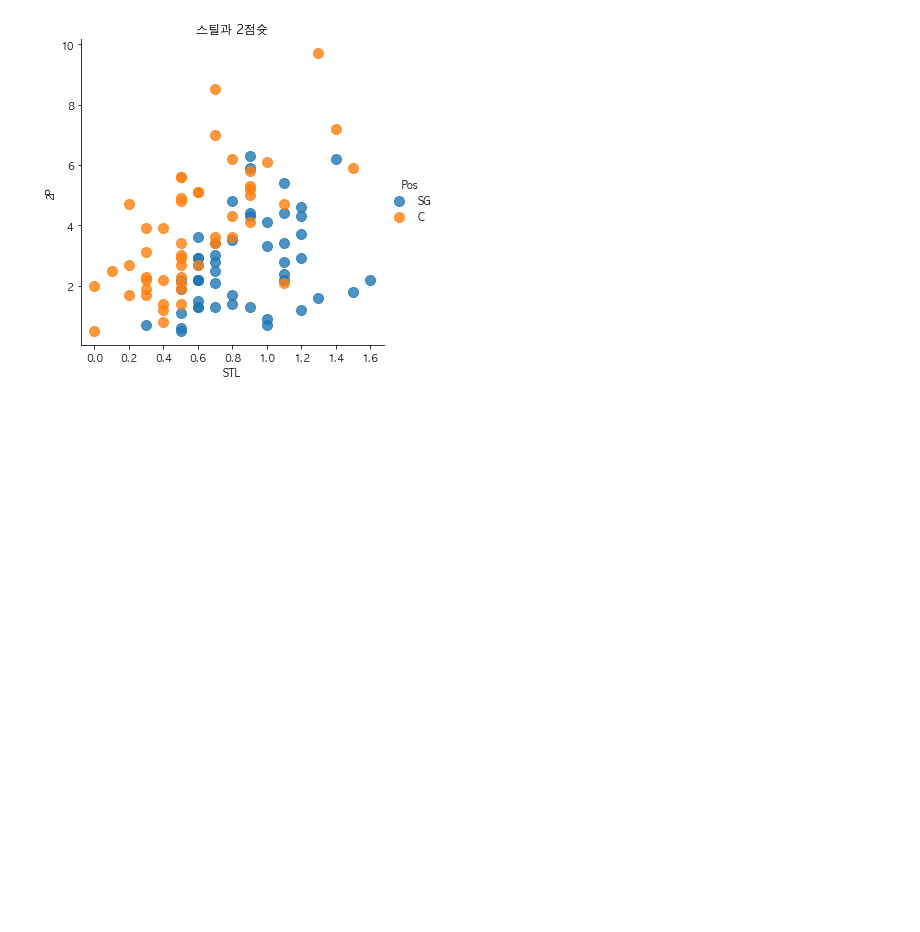
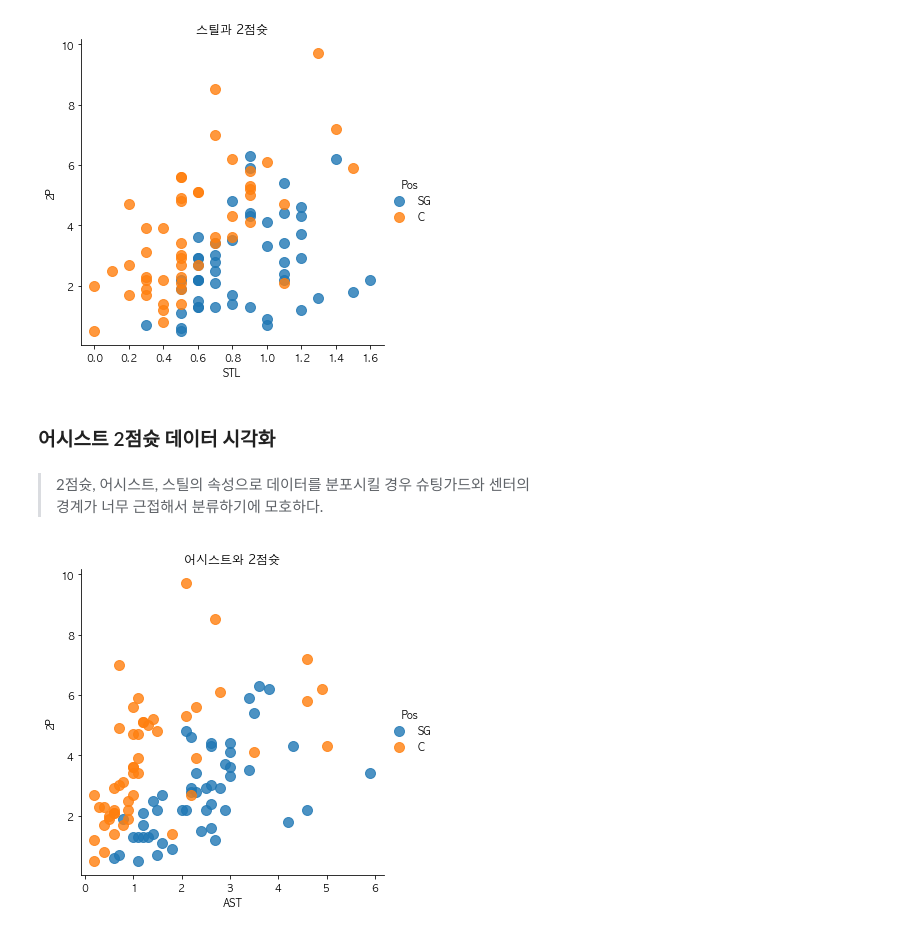
Before and after one commit to jjhwnn/Python, a Jupyter notebook: 4.MachineLearning/Note/12.basketball.ipynb, the cells around one changed output. Drawn from its saved outputs; the diff is of its cells as text; code cells hidden in the pictures; blank space fills up the shorter version.

```diff
--- a/4.MachineLearning/Note/12.basketball.ipynb
+++ b/4.MachineLearning/Note/12.basketball.ipynb
@@ -81,3 +80,23 @@ plt.title('스틸과 2점슛')
 plt.show()
 # %% [output]
 [figure]
+# %% [markdown]
+### 어시스트 2점슛 데이터 시각화
+# %% [markdown]
+> 2점슛, 어시스트, 스틸의 속성으로 데이터를 분포시킬 경우 슈팅가드와 센터의
+> 경계가 너무 근접해서 분류하기에 모호하다.
+# %%
+sns.lmplot(
+    'AST',
+    '2P',
+    data=df,
+    fit_reg=False,
+#    markers= ['o', 'x'],
+    scatter_kws={'s':100},
+    hue='Pos'
+)
+
+plt.title('어시스트와 2점슛')
+plt.show()
+# %% [output]
+[figure, added]
```
Also changed, not shown: parts of 13 cells of this notebook, 13 other files.
